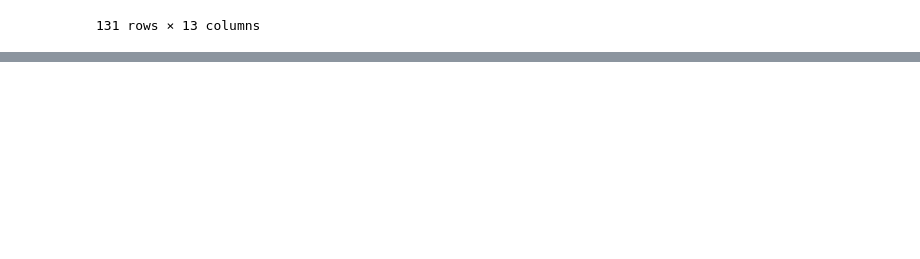
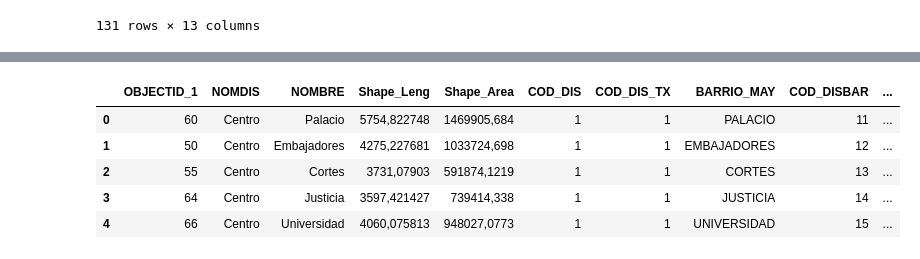
Before and after one commit to mikel-hernandezj/Coursera_Capstone, a Jupyter notebook: Final Assignment/pruebas.ipynb, the cells around one changed output, grey strips where cells are left out. Saved outputs shown, nothing was run; the diff lists cells and outputs as text; code cells hidden in the pictures; blank space fills up the shorter version.

```diff
--- a/Final Assignment/pruebas.ipynb
+++ b/Final Assignment/pruebas.ipynb
@@ -37,0 +56,4 @@ coords
+# %%
+# create temporary dataframe to populate the coordinates into Latitude and Longitude
+df_coords = pd.DataFrame(coords, columns=['Latitude', 'Longitude'])
+df_coords.head()
@@ -37,0 +67,12 @@ coords
+# %%
+# merge the coordinates into the original dataframe
+df['Latitude'] = df_coords['Latitude']
+df['Longitude'] = df_coords['Longitude']
+df.head()
+# %% [output]
+|  | OBJECTID_1 | NOMDIS | NOMBRE | Shape_Leng | Shape_Area | COD_DIS | COD_DIS_TX | BARRIO_MAY | COD_DISBAR | ... |
+| 0 | 60 | Centro | Palacio | 5754,822748 | 1469905,684 | 1 | 1 | PALACIO | 11 | ... |
+| 1 | 50 | Centro | Embajadores | 4275,227681 | 1033724,698 | 1 | 1 | EMBAJADORES | 12 | ... |
+| 2 | 55 | Centro | Cortes | 3731,07903 | 591874,1219 | 1 | 1 | CORTES | 13 | ... |
+| 3 | 64 | Centro | Justicia | 3597,421427 | 739414,338 | 1 | 1 | JUSTICIA | 14 | ... |
+| 4 | 66 | Centro | Universidad | 4060,075813 | 948027,0773 | 1 | 1 | UNIVERSIDAD | 15 | ... |
```
Also changed, not shown: parts of 9 cells of this notebook.
